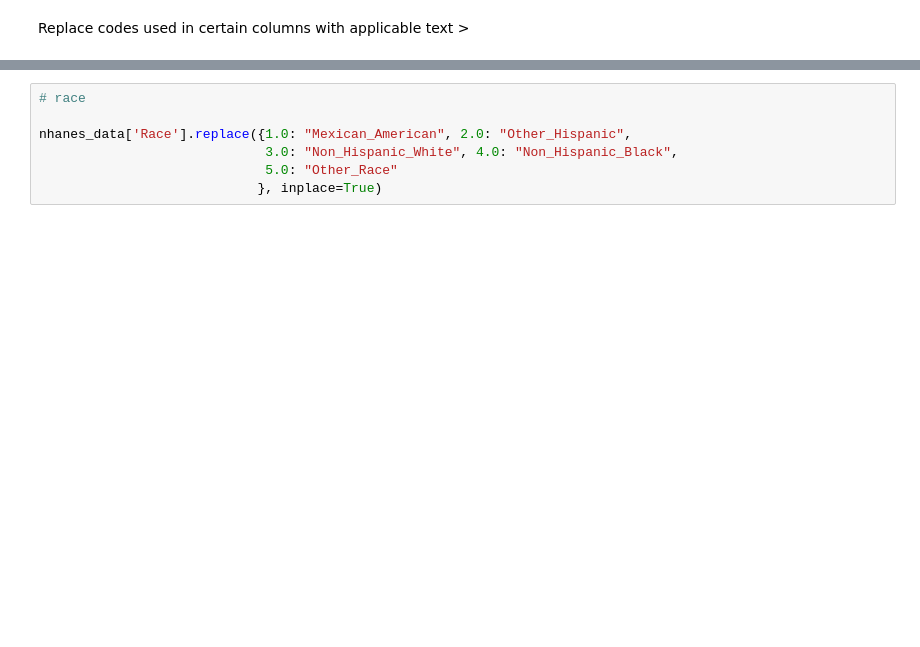
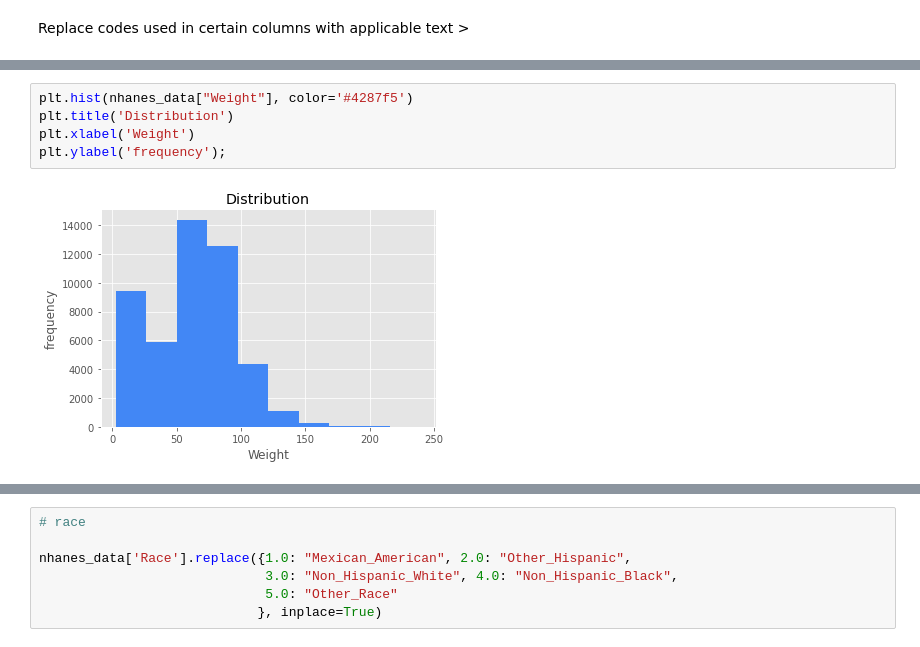
Before and after one commit to cecann10/Test, a Jupyter notebook: Metis_Projects/project_3_celinaplaza/data/NHANES_data_collection.ipynb, the cells around one changed output, grey strips where cells are left out. Cells and saved outputs as stored; diff of their text form; blank space fills up the shorter version.

```diff
--- a/Metis_Projects/project_3_celinaplaza/data/NHANES_data_collection.ipynb
+++ b/Metis_Projects/project_3_celinaplaza/data/NHANES_data_collection.ipynb
@@ -315,0 +349,7 @@ Replace codes used in certain columns with applicable text >
+# %%
+plt.hist(nhanes_data["Weight"], color='#4287f5')
+plt.title('Distribution')
+plt.xlabel('Weight')
+plt.ylabel('frequency');
+# %% [output]
+[figure, added]
```
Also changed, not shown: parts of 101 cells of this notebook, 11 other files.
